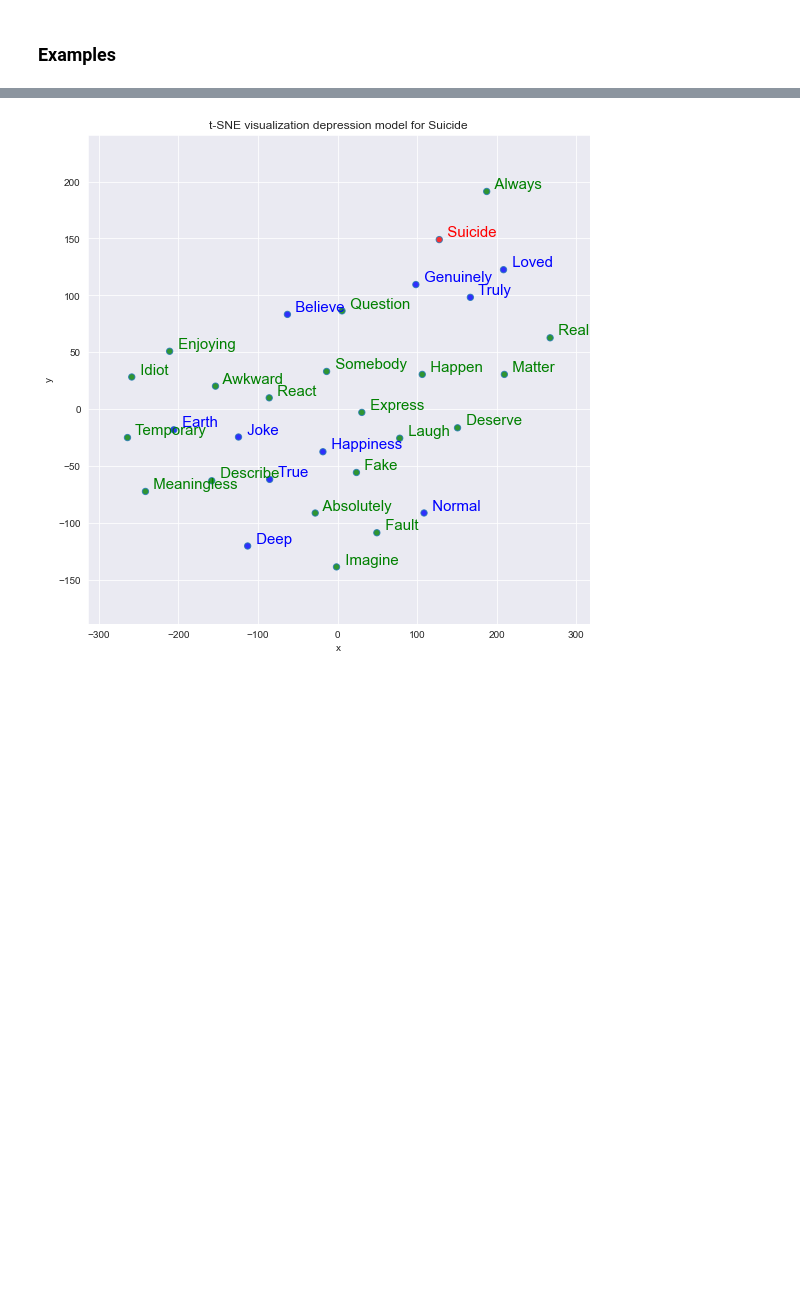
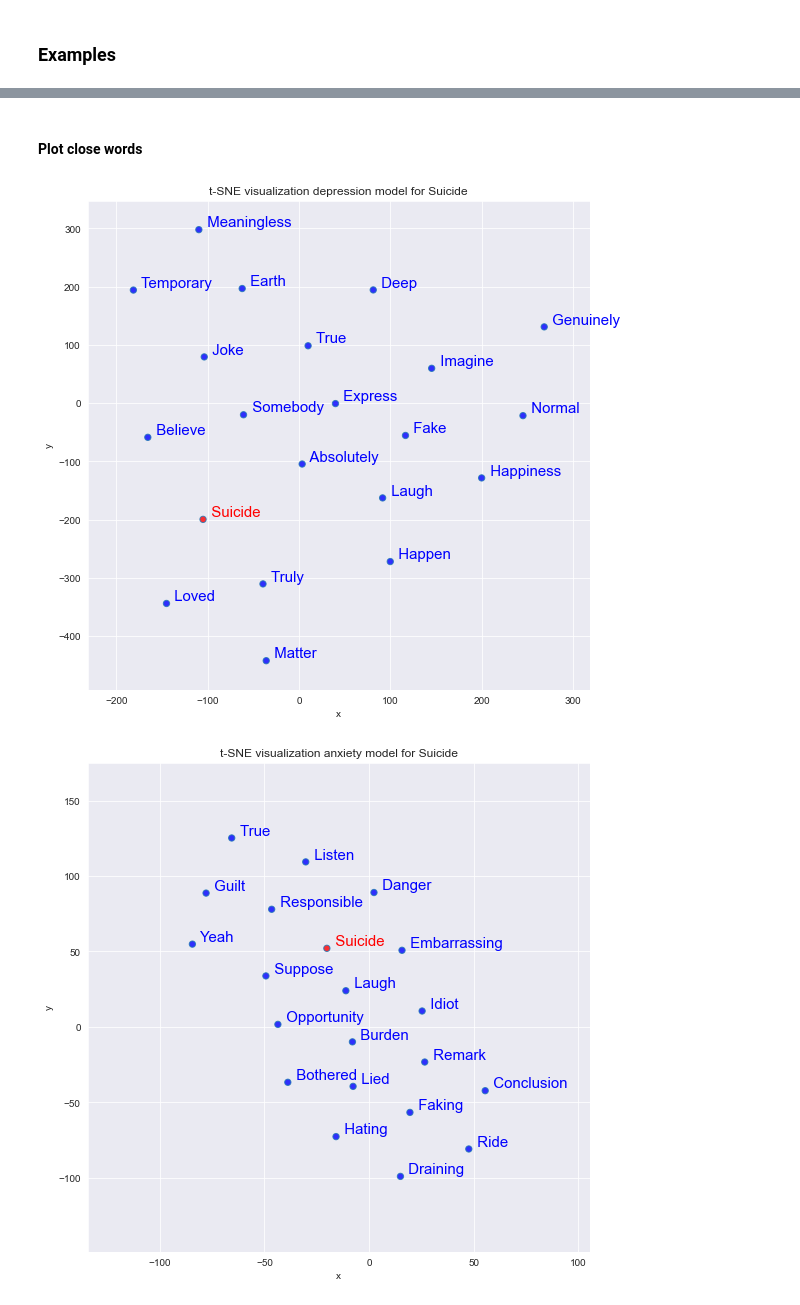
Before and after one commit to yegmor/NLPProject, a Jupyter notebook: code/3_word2vec.ipynb, the cells around one changed output, grey strips where cells are left out. Cells and saved outputs as stored; diff of their text form; code cells hidden in the pictures; blank space fills up the shorter version.

Commit message:
word2vec anlyze common words completed

```diff
--- a/code/3_word2vec.ipynb
+++ b/code/3_word2vec.ipynb
@@ -209,11 +218,11 @@ def plot_closest_words(model, word):
 
     plt.show()
 # %%
-def tsne_scatter_plot(model, source, word, topn=20):
+def tsne_scatter_plot(model, source, word, topn):
     """ Plot in seaborn the results from the t-SNE dimensionality reduction algorithm of the vectors of a query word,
     its list of most similar words, and a list of words.
     """
-    list_names = [t[0] for t in model.wv.most_similar(positive=[word], topn=topn)][10:]
+    list_names = [t[0] for t in most_synonym(model, word, topCount=topn)]
 
     arrays = np.empty((0, 300), dtype='f')
     word_labels = [word]
@@ -222,22 +231,25 @@ def tsne_scatter_plot(model, source, word, topn=20):
     # adds the vector of the query word
     arrays = np.append(arrays, model.wv.__getitem__([word]), axis=0)
 
-    # gets list of most similar words
-    close_words = model.wv.most_similar([word])
+    # # gets list of most similar words
+    # close_words = model.wv.most_similar([word])
 
-    # adds the vector for each of the closest words to the array
-    for wrd_score in close_words:
-        wrd_vector = model.wv.__getitem__([wrd_score[0]])
-        word_labels.append(wrd_score[0])
-        color_list.append('blue')
-        arrays = np.append(arrays, wrd_vector, axis=0)
+    # # adds the vector for each of the closest words to the array
+    # for wrd_score in close_words:
+    #     wrd_vector = model.wv.__getitem__([wrd_score[0]])
+    #     word_labels.append(wrd_score[0])
+    #     color_list.append('green')
+    #     arrays = np.append(arrays, wrd_vector, axis=0)
 
     # adds the vector for each of the words from list_names to the array
     for wrd in list_names:
-        wrd_vector = model.wv.__getitem__([wrd])
-        word_labels.append(wrd)
-        color_list.append('green')
-        arrays = np.append(arrays, wrd_vector, axis=0)
+        try:
+            wrd_vector = model.wv.__getitem__([wrd])
+            word_labels.append(wrd)
+            color_list.append('blue')
+            arrays = np.append(arrays, wrd_vector, axis=0)
+        except:
+            print("Something else went wrong for word=", wrd)
 
     # Reduces the dimensionality from 300 to 50 dimensions with PCA
     reduc = PCA(n_components=20).fit_transform(arrays)
@@ -284,6 +296,8 @@ def tsne_scatter_plot(model, source, word, topn=20):
 
     plt.title('t-SNE visualization {} model for {}'.format(source, word.title()))
 
+    logging.info('In tsne_scatter_plot-> l{} model for {}'.format(source, word.title()))
+
     plt.savefig(f'../reports/images/word2vec_{source}_{word}.png')
 # %% [markdown]
 ### Examples
@@ -292,4 +325,12 @@ query = "suicide"
+# %% [markdown]
+#### Plot close words
+# %%
+topn = 20
+query = "suicide"
 # %%
-tsne_scatter_plot(dep_w2v_model, "depression", query, topn=30)
+tsne_scatter_plot(dep_w2v_model, "depression", query, topn)
+tsne_scatter_plot(anx_w2v_model, "anxiety", query, topn)
+tsne_scatter_plot(all_w2v_model, "all", query, topn)
 # %% [output]
-[figure, old version]
+[figure, new version]
+[figure, added]
```
Also changed, not shown: parts of 19 cells of this notebook, 18 other files.
